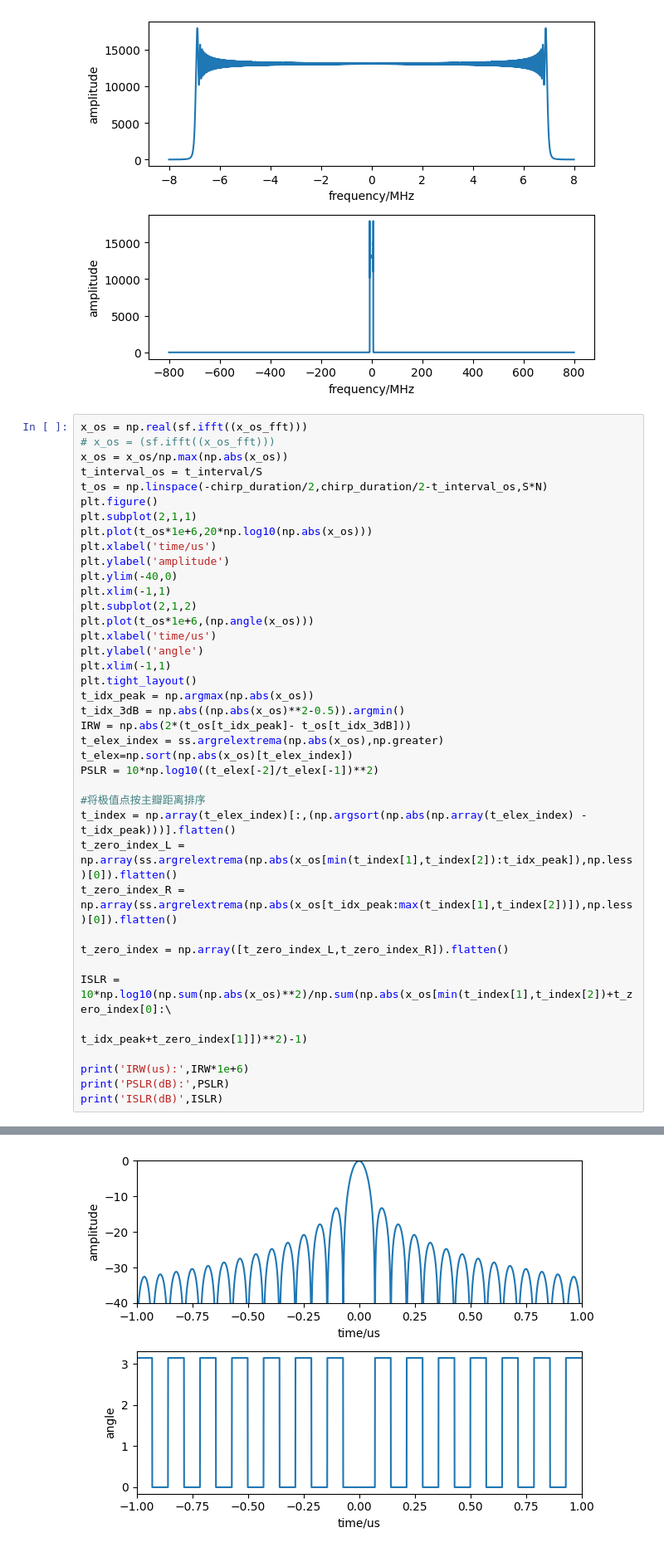
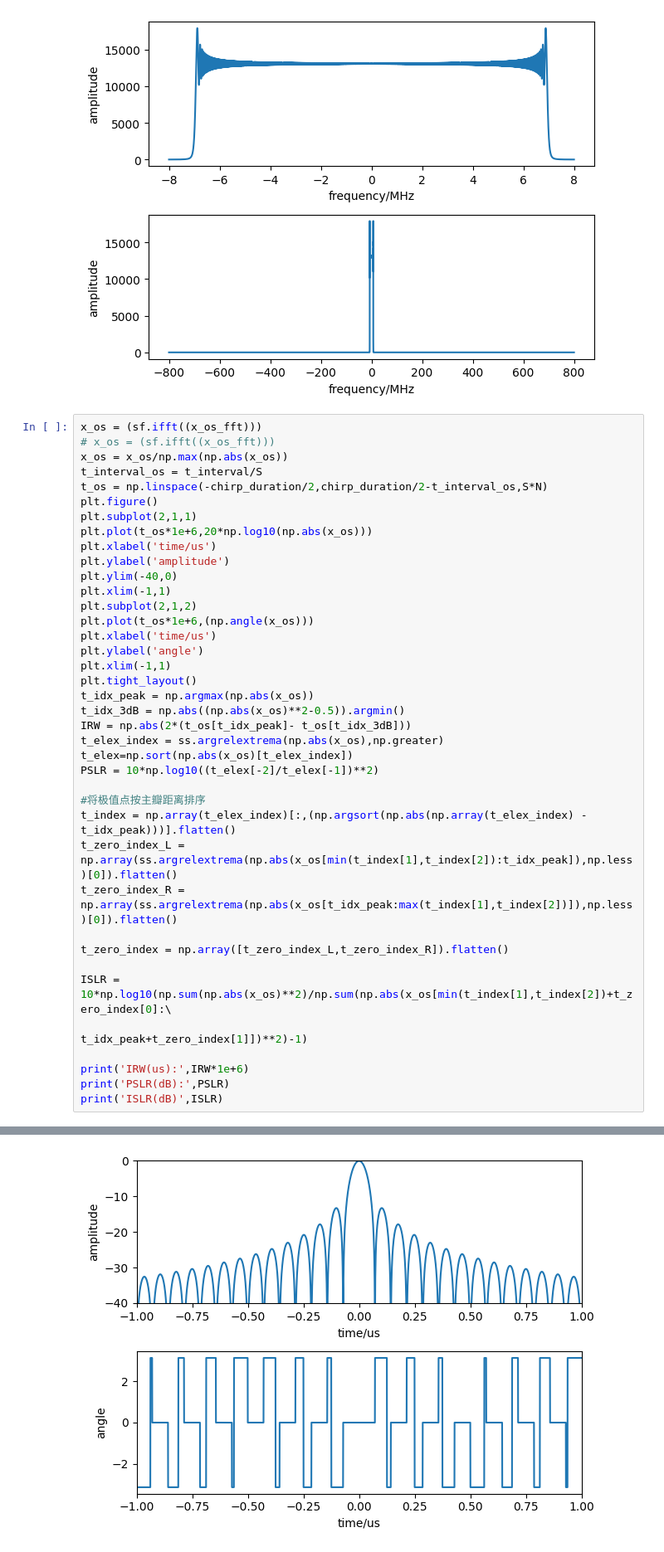
Before and after one commit to tzl21/radar_course, a Jupyter notebook: 3.0/h1/h1.ipynb, the cells around one changed output, grey strips where cells are left out. Shown at 83% size. Cells and saved outputs as stored; diff of their text form.

```diff
--- a/3.0/h1/h1.ipynb
+++ b/3.0/h1/h1.ipynb
@@ -346,7 +323,7 @@ plt.tight_layout()
 # %% [output]
 [figure]
 # %%
-x_os = np.real(sf.ifft((x_os_fft)))
+x_os = (sf.ifft((x_os_fft)))
 # x_os = (sf.ifft((x_os_fft)))
 x_os = x_os/np.max(np.abs(x_os))
 t_interval_os = t_interval/S
@@ -392 +368 @@ ISLR(dB) -9.682503911387094
-[figure, old version]
+[figure, new version]
```
Also changed, not shown: parts of 4 cells of this notebook, 20 other files.
